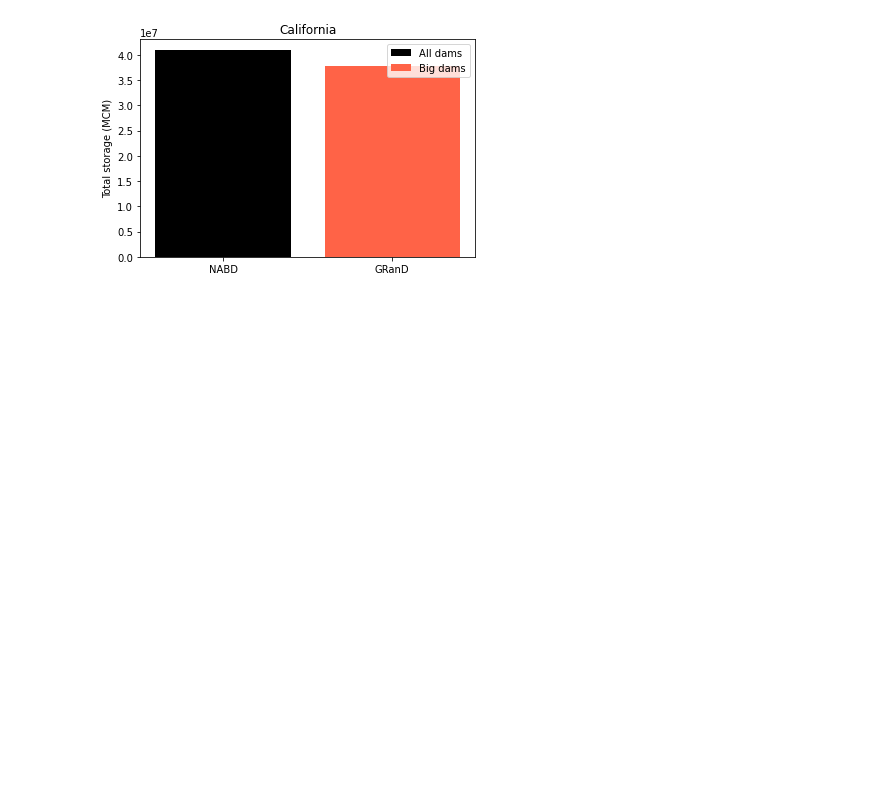
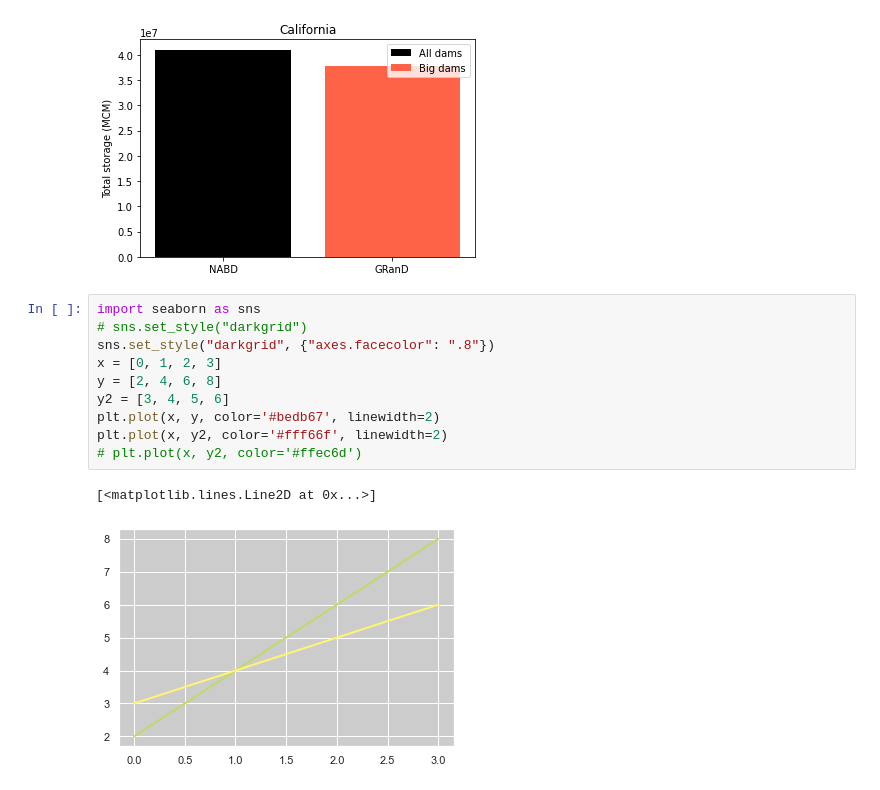
Before and after one commit to rspinti/River_bifurcation, a Jupyter notebook: archive/Rachel_testing/analysis_testing/analysis_testing.ipynb, the cells around one changed output. Cells and saved outputs as stored; diff of their text form; blank space fills up the shorter version.

```diff
--- a/archive/Rachel_testing/analysis_testing/analysis_testing.ipynb
+++ b/archive/Rachel_testing/analysis_testing/analysis_testing.ipynb
@@ -512,3 +514,16 @@ plt.legend()
 # %% [output]
 <matplotlib.legend.Legend at 0x...>
 [figure]
+# %%
+import seaborn as sns
+# sns.set_style("darkgrid")
+sns.set_style("darkgrid", {"axes.facecolor": ".8"})
+x = [0, 1, 2, 3]
+y = [2, 4, 6, 8]
+y2 = [3, 4, 5, 6]
+plt.plot(x, y, color='#bedb67', linewidth=2)
+plt.plot(x, y2, color='#fff66f', linewidth=2)
+# plt.plot(x, y2, color='#ffec6d')
+# %% [output]
+[<matplotlib.lines.Line2D at 0x...>]
+[figure, added]
```
Also changed, not shown: parts of 1 cell of this notebook, 3 other files.
